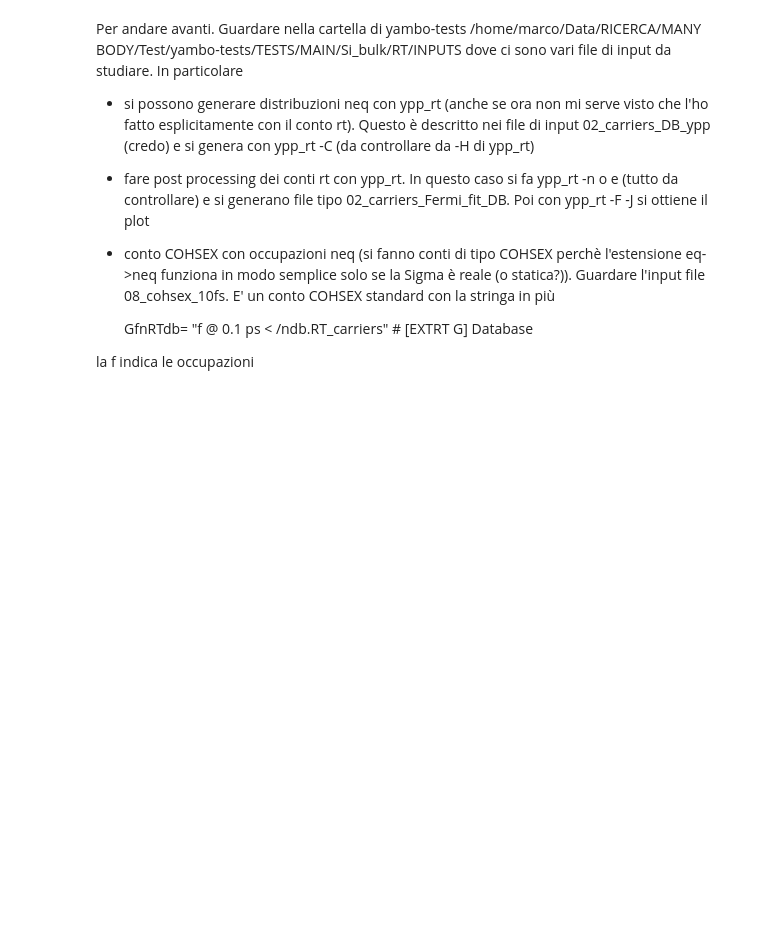
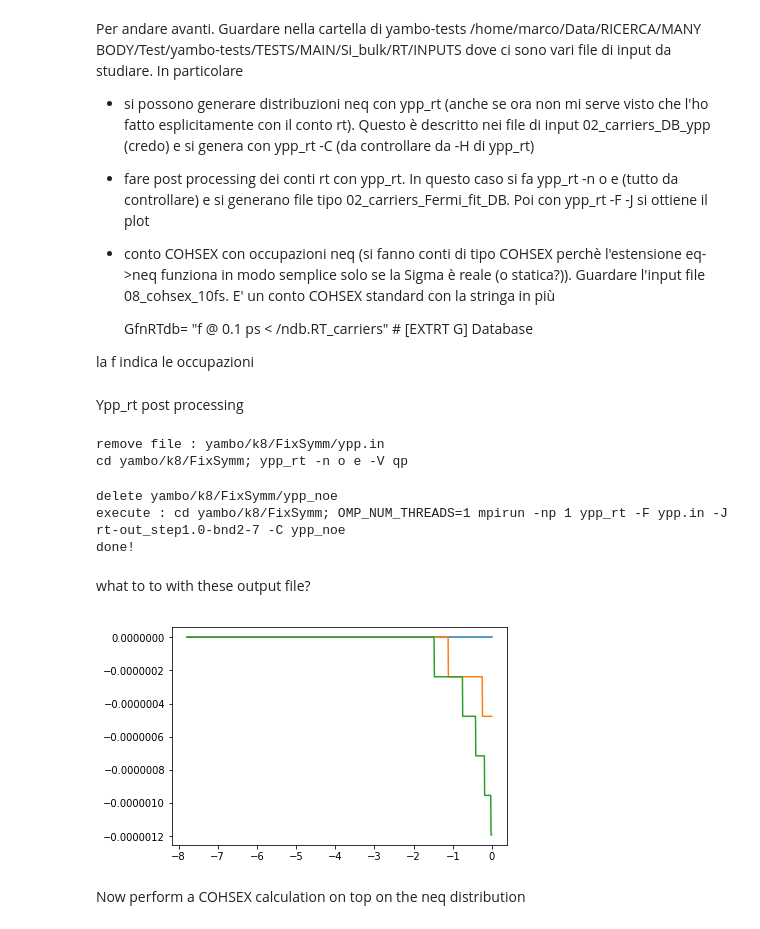
Before and after one commit to marcodalessandro76/Yambo-nb, a Jupyter notebook: Silicon-bulk/Time dependent analysis.ipynb, the cells around one changed output. Drawn from its saved outputs; the diff is of its cells as text; code cells hidden in the pictures; blank space fills up the shorter version.

```diff
--- a/Silicon-bulk/Time dependent analysis.ipynb
+++ b/Silicon-bulk/Time dependent analysis.ipynb
@@ -104,3 +105,45 @@ dove ci sono vari file di input da studiare. In particolare
     GfnRTdb= "f @ 0.1 ps < <folderconto RT>/ndb.RT_carriers"          # [EXTRT G] Database
 
 la f indica le occupazioni
+# %% [markdown]
+Ypp_rt post processing
+# %%
+yppTimeStep = 10.0 #fs
+ypp_outfold = 'ypp_noe'
+# %%
+reload(TD)
+TD.makeYPP_rtOccupationInput(path,RTbands,yppTimeStep)
+# %% [output]
+remove file : yambo/k8/FixSymm/ypp.in
+cd yambo/k8/FixSymm; ypp_rt -n o e -V qp
+# %%
+TD.runYPP_rt(path,'ypp.in',fold,'ypp_noe')
+# %% [output]
+delete yambo/k8/FixSymm/ypp_noe
+execute : cd yambo/k8/FixSymm; OMP_NUM_THREADS=1 mpirun -np 1 ypp_rt -F ypp.in -J rt-out_step1.0-bnd2-7 -C ypp_noe
+done!
+# %% [markdown]
+what to to with these output file?
+# %%
+holes = 'o-rt-out_step1.0-bnd2-7.YPP-RT_occupations_FIT_holes'
+# %%
+larray = GW.parserArrayFromFile(path+os.sep+ypp_outfold+os.sep+holes)
+energy = []
+val_t1 = []
+val_t2 = []
+val_t3 = []
+for l in larray:
+    energy.append(l[0])
+    val_t1.append(l[3])
+    val_t2.append(l[7])
+    val_t3.append(l[11])
+# %%
+%matplotlib inline
+plt.plot(energy,val_t1)
+plt.plot(energy,val_t2)
+plt.plot(energy,val_t3)
+plt.show()
+# %% [output]
+[figure, added]
+# %% [markdown]
+Now perform a COHSEX calculation on top on the neq distribution
```
Also changed, not shown: parts of 17 cells of this notebook, 2 other files.
